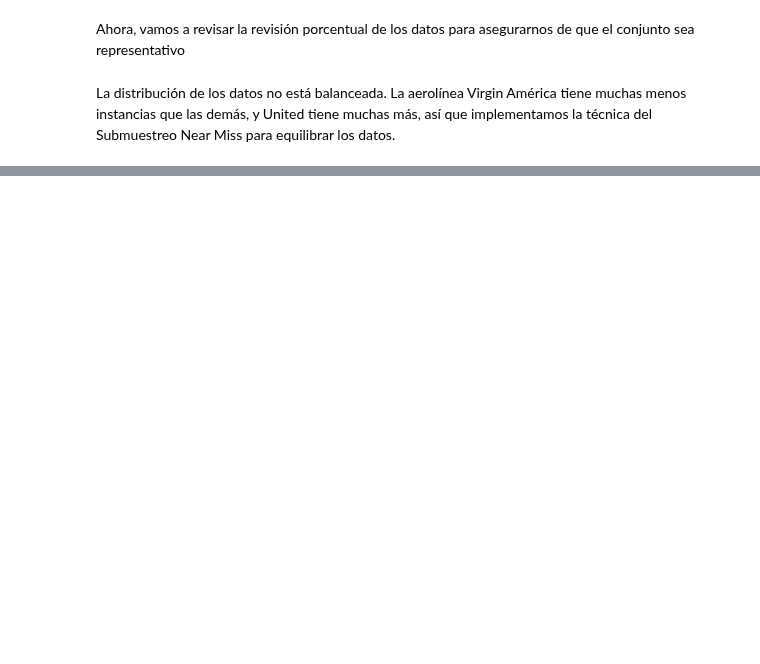
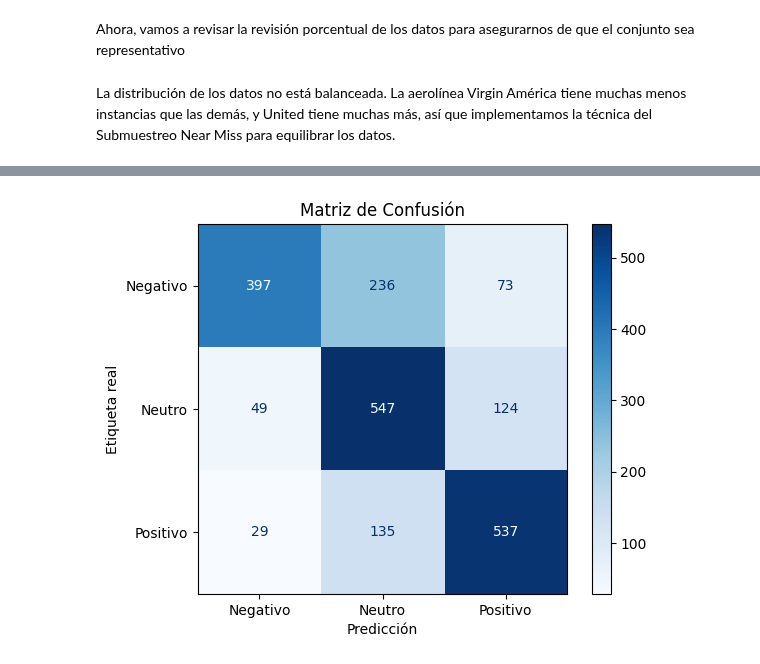
Before and after one commit to AngieJoya99/Proyecto-RN, a Jupyter notebook: Entrega1.ipynb, the cells around one changed output, grey strips where cells are left out. Saved outputs shown, nothing was run; the diff lists cells and outputs as text; code cells hidden in the pictures; blank space fills up the shorter version.

Commit message:
Pruebas parámetros

```diff
--- a/Entrega1.ipynb
+++ b/Entrega1.ipynb
@@ -195,0 +231,7 @@ ValueError: setting an array element with a sequence.
+# %%
+n = len(datasetBal)
+cTrain = int(n*0.7) # 70% para entrenar y 30% para probar
+cTest = n-cTrain
+print(f"N = {n} | Tamaño entrenamiento = {cTrain} | Tamaño prueba = {cTest}")
+trainData, testData = train_test_split(datasetBal, train_size=cTrain, test_size=cTest)
+testData.head()
@@ -195,0 +246,14 @@ ValueError: setting an array element with a sequence.
+# %%
+cantClases = 3
+sizeVocab = np.vstack(trainData.rep.values).shape[1]
+print(sizeVocab)
+
+modelo = keras.Sequential([
+    layers.Dense(64, activation="relu", input_shape=(sizeVocab,)),
+    layers.Dropout(0.4),
+    layers.Dense(32, activation="relu"),
+    layers.Dropout(0.2),
+    layers.Dense(cantClases, activation="softmax")
+])
+opt = SGD(learning_rate=0.01, momentum=0.0)
+modelo.compile(optimizer=opt, loss="sparse_categorical_crossentropy", metrics=["accuracy"])
@@ -195,0 +272,7 @@ ValueError: setting an array element with a sequence.
+# %%
+xTrain = np.array(trainData["rep"].to_list(), dtype="float32")
+yTrain = trainData.airline_sentiment.values
+xTest = np.array(testData["rep"].to_list(), dtype="float32")
+yTest = testData.airline_sentiment.values
+epocas = 100
+lote = 32
@@ -195,0 +310,18 @@ ValueError: setting an array element with a sequence.
+# %%
+yPred = modelo.predict(xTest)
+yPred_classes = yPred.argmax(axis=1)
+
+# Matriz de confusión
+cm = confusion_matrix(yTest, yPred_classes)
+class_names = ['Negativo', 'Neutro', 'Positivo']
+
+# Graficar
+disp = ConfusionMatrixDisplay(confusion_matrix=cm, display_labels=class_names)
+disp.plot(cmap=plt.cm.Blues)
+plt.title("Matriz de Confusión")
+
+plt.xlabel("Predicción")
+plt.ylabel("Etiqueta real")
+
+plt.show()
+# %% [output]
@@ -195,0 +329 @@ ValueError: setting an array element with a sequence.
+[figure, added]
```
Also changed, not shown: parts of 14 cells of this notebook, 1 other file.
